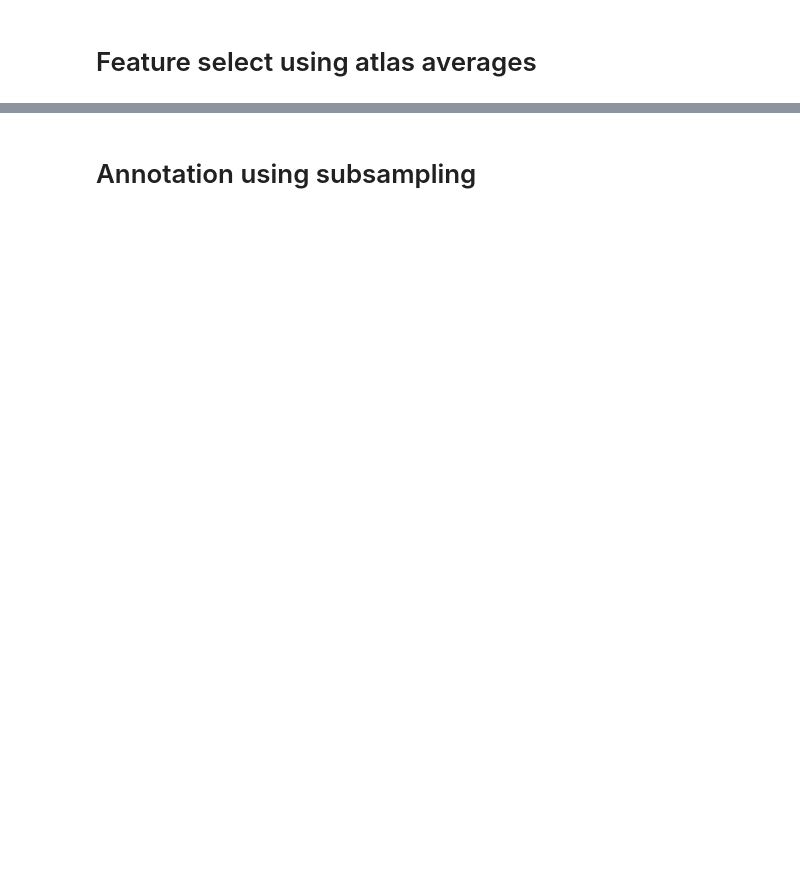
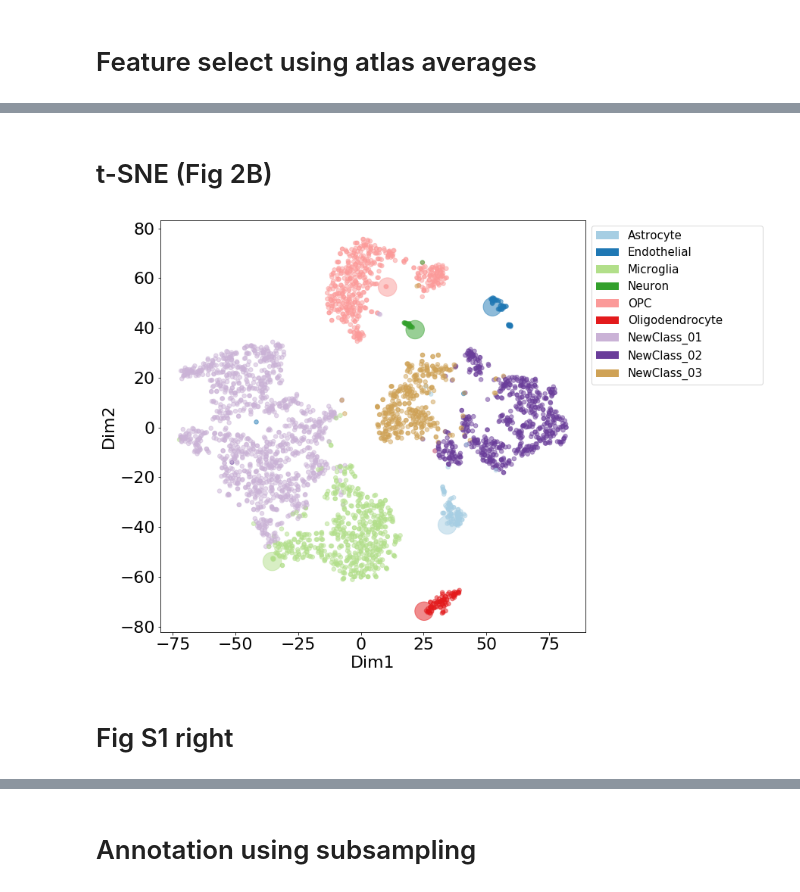
Before and after one commit to BojkArth/northstar_analysis, a Jupyter notebook: Northstar_BrainAtlas.ipynb, the cells around one changed output, grey strips where cells are left out. Saved outputs shown, nothing was run; the diff lists cells and outputs as text; code cells hidden in the pictures; blank space fills up the shorter version.

```diff
--- a/Northstar_BrainAtlas.ipynb
+++ b/Northstar_BrainAtlas.ipynb
@@ -39,11 +56,13 @@ atlas_sub_counttable = atlas_sub['counts']
 # %% [markdown]
 ### Glioblastoma Dataset:
 # %%
-#savedir_init = '/home/bojk/Data/SA_data/' #linux
-savedir_init = '/Users/bojk/Google Drive/QuakeLab/NorthStar/' # mac
-loaddir = savedir_init+'GBM_data_and_metadata/'
+# GBM data folder
+gbmdir = savedir_init+'GBM_data_and_metadata/'
+
 # only download if this is the first time running this notebook:
-if not os.path.exists(loaddir):
+if not os.path.exists(gbmdir):
+    print('Downloading GBM raw data...')
+
     #darmanis glioblastoma (GBM) dataset (to annotate based on brain atlas)
     url = 'http://storage.googleapis.com/gbmseqrawdata/rawData.zip'
 
@@ -58,8 +77,11 @@ if not os.path.exists(loaddir):
     for f in files:
         print(f)
 
+    print('Extracting GBM data from ZIP archive...')
     for item in [1,2,3,4]:
         zipfile.extract(files[item],path=savedir_init)
+
+    print('Reading GBM data from CSV files')
     GBM_count_path = savedir_init+files[4]
     GBM_counttable = pd.read_csv(GBM_count_path,sep=' ',index_col=0)
     GBM_meta = pd.read_csv(savedir_init+files[2],sep=' ',index_col=0)
@@ -68,19 +90,30 @@ if not os.path.exists(loaddir):
     GBMmeta2= pd.read_excel(savedir_init+files[3],index_col=0,header=19,sep=' ')[:3589] # read from xls file
 
 else:
-    GBMtsne = pd.read_csv(loaddir+'GBM_TSNE.csv',sep=' ',index_col=0)
-    GBM_meta = pd.read_csv(loaddir+'GBM_metadata.csv',sep=' ',index_col=0)
-    GBMmeta2= pd.read_excel(loaddir+'GEO_upload/spyros.darmanis_metadata_GBM.xls',index_col=0,header=19,sep=' ')[:3589]
-    GBM_counttable = pd.read_csv(loaddir+'GBM_raw_gene_counts.csv',sep=' ',index_col=0)
+    print('Reading GBM data from CSV files')
+    GBMtsne = pd.read_csv(gbmdir+'GBM_TSNE.csv',sep=' ',index_col=0)
+    GBM_meta = pd.read_csv(gbmdir+'GBM_metadata.csv',sep=' ',index_col=0)
+    GBMmeta2= pd.read_excel(gbmdir+'GEO_upload/spyros.darmanis_metadata_GBM.xls',index_col=0,header=19,sep=' ')[:3589]
+    GBM_counttable = pd.read_csv(gbmdir+'GBM_raw_gene_counts.csv',sep=' ',index_col=0)
 
+print('Standardize annotations, add original t-SNE coordinates, and other minor manipulations...')
 GBM_meta = GBM_meta.join(GBMtsne)
 GBM_meta = GBM_meta.join(GBMmeta2['characteristics: cell type'])
 GBM_meta.rename(index=str,columns={'characteristics: cell type':'Cell_type2'},inplace=True)
 
 # correct spelling and systematize cell types
-name_lut = {'Astocyte':'Astrocyte','microglia':'Microglia','Vascular':'Endothelial'
-       ,'Astrocytes':'Astrocyte','Oligodendrocyte':'Oligodendrocyte','Neurons':'Neuron'
-       ,'Neoplastic':'Neoplastic','Immune cell':'Immune cell','OPC':'OPC','Neuron':'Neuron'}
+name_lut = {
+    'Astocyte': 'Astrocyte',
+    'microglia': 'Microglia',
+    'Vascular': 'Endothelial',
+    'Astrocytes': 'Astrocyte',
+    'Oligodendrocyte': 'Oligodendrocyte',
+    'Neurons': 'Neuron',
+    'Neoplastic': 'Neoplastic',
+    'Immune cell': 'Immune cell',
+    'OPC': 'OPC',
+    'Neuron':'Neuron',
+}
 GBM_meta['Cell_type'] = GBM_meta['Cell_type2'].map(name_lut)
 atlas_avg_metadata.rename(index=name_lut,inplace=True)
 atlas_avg_counttable.rename(columns=name_lut,inplace=True)
@@ -145,34 +196,40 @@ tsnedf,celltypes,distance_matrix = noa.atlas_averages_to_tsnedf(GBM_meta,GBM_cou
+# %% [markdown]
+# t-SNE (Fig 2B)
 # %%
 addl = len(celltypes)-8
 if (addl % 2 == 0):
     added_colors = sns.color_palette('BrBG',addl)
     colors = sns.color_palette('Paired', 10)[:6]+sns.color_palette('Paired',12)[8:10]+added_colors
 elif addl>2:
     all_colors = sns.color_palette('BrBG',addl)
     mid = round((len(all_colors)-1)/2)
     added_colors = all_colors[:mid]+all_colors[mid+1:]
     colors = sns.color_palette('Paired', 10)[:6]+sns.color_palette('Paired',12)[8:10]+added_colors
 else:
     added_colors = sns.color_palette('BrBG',3)[0]
     colors = sns.color_palette('Paired', 10)[:6]+sns.color_palette('Paired',12)[8:10]+[added_colors]
 mainlut = dict(zip(celltypes,colors))
 newcolor = tsnedf['new_membership'].map(mainlut)
 weights = list(np.ones(6)*kwds['weights_atlas_cells']*30)+list(np.ones(len(tsnedf[6:]))*30)
 
 f,ax = plt.subplots(figsize=(12,10))
 tsnedf.plot.scatter('Dim1','Dim2',s=weights
                     ,alpha=.5,color=newcolor,ax=ax)
-for x,y in newlut.items():
+for x,y in mainlut.items():
     plt.bar(0,0,color=y,label=x,alpha=1)
     handles, labels = ax.get_legend_handles_labels()
     #plt.legend(handles[:],labels[:],bbox_to_anchor=(-0.0, 1.08, 1., .102), loc=2,
 plt.legend(handles,celltypes,bbox_to_anchor=(1, .9, .43, .102), loc=2,
                ncol=1, mode="expand",fontsize=15)
 #plt.title('First round selection, '+str(atlasgenes)+' atlas genes included')
 plt.gcf().subplots_adjust(left=.1,right=0.75)
-f.savefig(savedir+date+'/Figure_2B.png')
-f.savefig(savedir+date+'/Figure_2B.pdf')
+f.savefig(output_dir+date+'/Figure_2B.png')
+f.savefig(output_dir+date+'/Figure_2B.pdf')
 plt.show()
+# %% [output]
+[figure, added]
+# %% [markdown]
+# Fig S1 right
 # %%
 idx = tsnedf[6:].index
 GBM_meta.loc[idx,'new_membership'] = tsnedf.iloc[6:]['new_membership']
```
Also changed, not shown: parts of 34 cells of this notebook, 4 other files.
